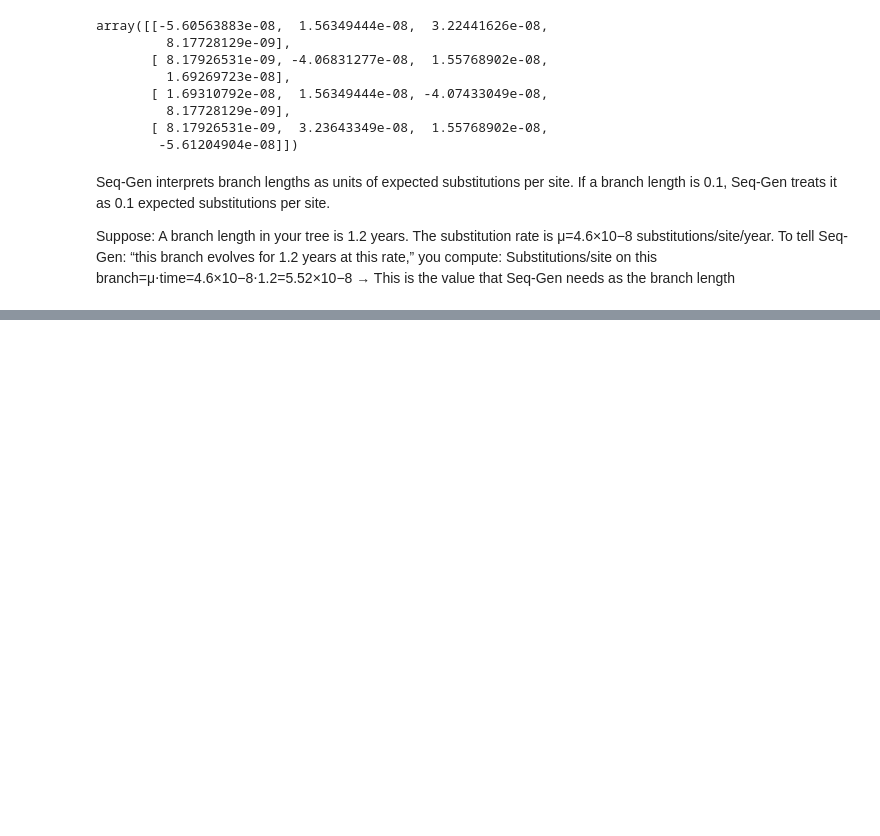
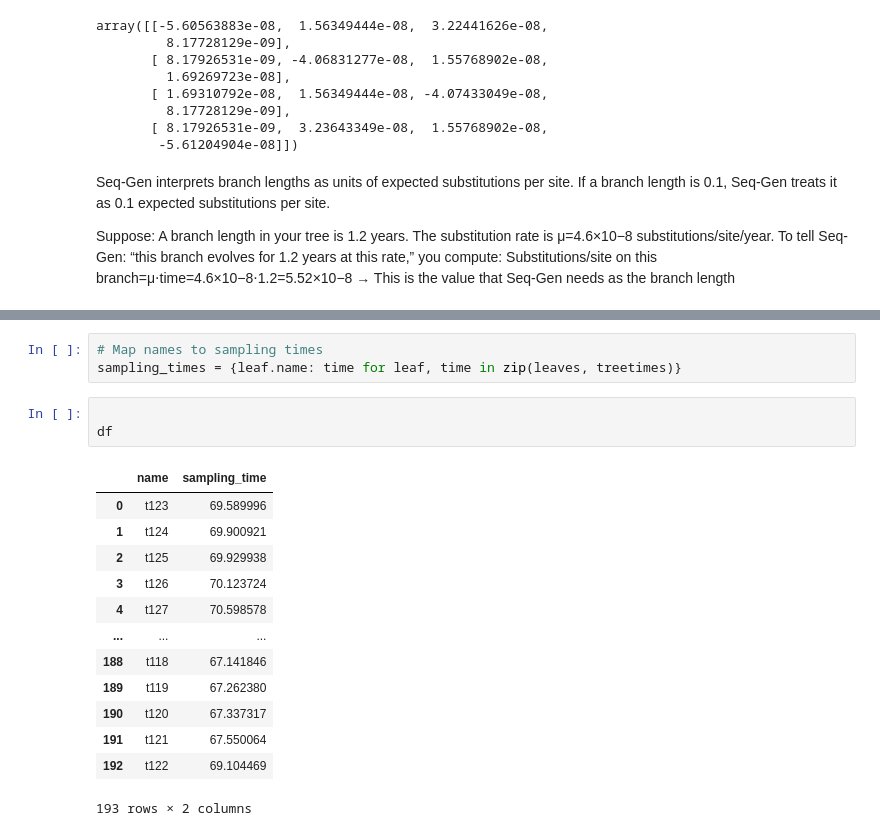
Before and after one commit to marie3003/effect_population_size_tmrca, a Jupyter notebook: helpers_simulation_experiments.ipynb, the cells around one changed output, grey strips where cells are left out. Cells and saved outputs as stored; diff of their text form; blank space fills up the shorter version.

```diff
--- a/helpers_simulation_experiments.ipynb
+++ b/helpers_simulation_experiments.ipynb
@@ -109,0 +187,20 @@ Suppose: A branch length in your tree is 1.2 years. The substitution rate is μ=
+# %%
+# Map names to sampling times
+sampling_times = {leaf.name: time for leaf, time in zip(leaves, treetimes)}
+# %%
+
+df
+# %% [output]
+|  | name | sampling_time |
+| 0 | t123 | 69.589996 |
+| 1 | t124 | 69.900921 |
+| 2 | t125 | 69.929938 |
+| 3 | t126 | 70.123724 |
+| 4 | t127 | 70.598578 |
+| ... | ... | ... |
+| 188 | t118 | 67.141846 |
+| 189 | t119 | 67.262380 |
+| 190 | t120 | 67.337317 |
+| 191 | t121 | 67.550064 |
+| 192 | t122 | 69.104469 |
+193 rows × 2 columns
```
Also changed, not shown: parts of 13 cells of this notebook, 4 other files.
